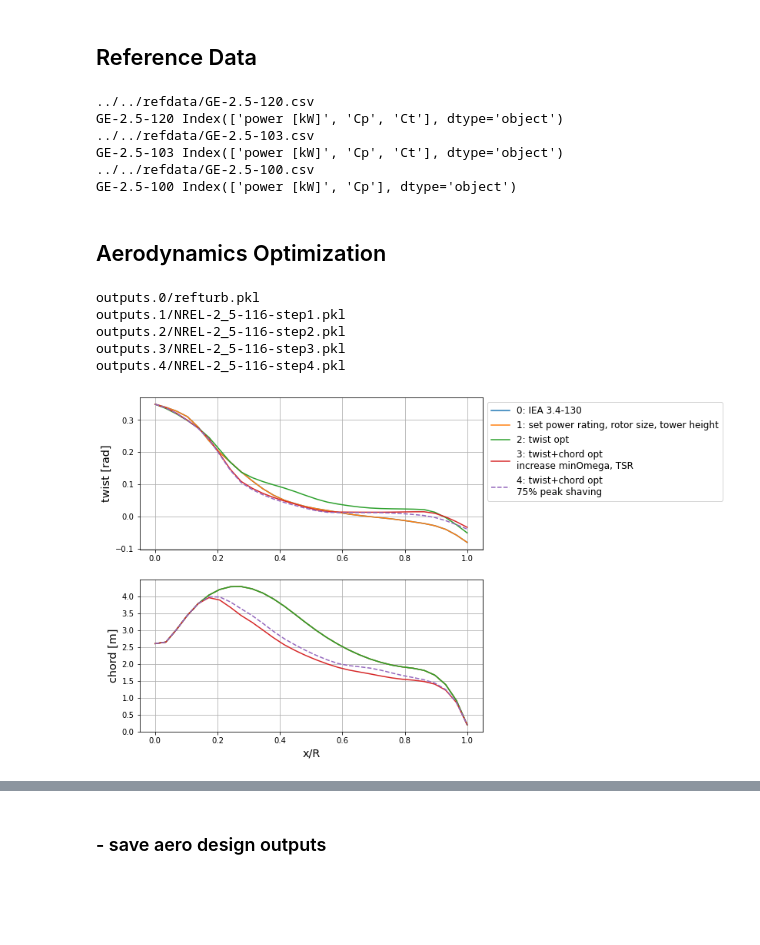
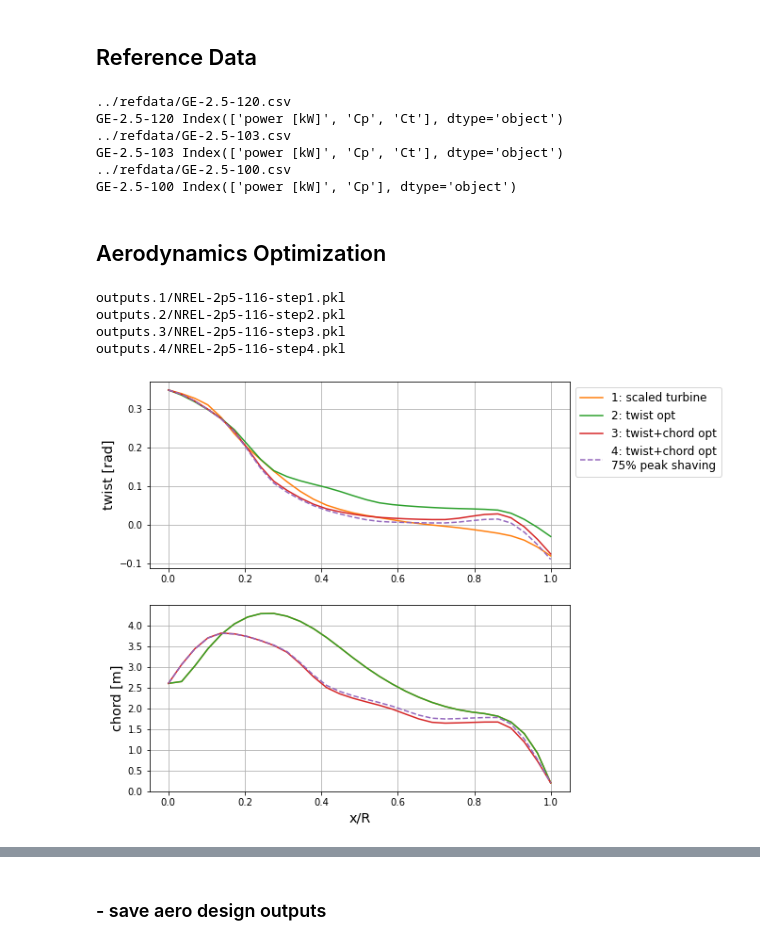
Before and after one commit to NREL/openfast-turbine-models, a Jupyter notebook: IEA-scaled/NREL-2.5-116/WISDEM/check_NREL-2p5-116.ipynb, the cells around one changed output, grey strips where cells are left out. Drawn from its saved outputs; the diff is of its cells as text; code cells hidden in the pictures; blank space fills up the shorter version.

Commit message:
Update design workflow, re-run with latest WEIS
c8d9abea5fd43e3339da58f6139a4010bf5b02f4

(parallel) workflow based on NREL-1.7-103

```diff
--- a/IEA-scaled/NREL-2.5-116/WISDEM/check_NREL-2p5-116.ipynb
+++ b/IEA-scaled/NREL-2.5-116/WISDEM/check_NREL-2p5-116.ipynb
@@ -19,17 +22,22 @@ print(f'specific power: {rated_power/rotor_area:g} W/m^2')
 # %% [output]
 specific power: 236.556 W/m^2
 # %%
+#
+# TODO: Update design steps
+#
 aero_opt_steps = range(5)
 aerostruct_opt_steps = range(7)
 legendnames = [
     '0: IEA 3.4-130',
-    '1: set power rating, rotor size, tower height',
+    '1: scaled turbine',
     '2: twist opt',
-    '3: twist+chord opt\nincrease minOmega, TSR',
+    '3: twist+chord opt',
     '4: twist+chord opt\n75% peak shaving',
     '5: blade mass opt',
     '6: tower mass opt',
 ]
+# %%
+colors = plt.rcParams['axes.prop_cycle'].by_key()['color']
 # %%
 figdir = 'figures'
 os.makedirs(figdir,exist_ok=True)
@@ -37,9 +45,9 @@ os.makedirs(figdir,exist_ok=True)
 ## Reference Data
 # %%
 refdata = {
-    'GE-2.5-120': '../../refdata/GE-2.5-120.csv',
-    'GE-2.5-103': '../../refdata/GE-2.5-103.csv',
-    'GE-2.5-100': '../../refdata/GE-2.5-100.csv',
+    'GE-2.5-120': '../refdata/GE-2.5-120.csv',
+    'GE-2.5-103': '../refdata/GE-2.5-103.csv',
+    'GE-2.5-100': '../refdata/GE-2.5-100.csv',
 }
 markers = ['o','^','s']
 # %%
@@ -54,45 +62,47 @@ for refname,refpath in refdata.items():
         df['T'] = df['Ct_aero'] * 0.5 * 1.225 * (df.index)**2 * rotor_area
     ref[refname] = df
 # %% [output]
-../../refdata/GE-2.5-120.csv
+../refdata/GE-2.5-120.csv
 GE-2.5-120 Index(['power [kW]', 'Cp', 'Ct'], dtype='object')
-../../refdata/GE-2.5-103.csv
+../refdata/GE-2.5-103.csv
 GE-2.5-103 Index(['power [kW]', 'Cp', 'Ct'], dtype='object')
-../../refdata/GE-2.5-100.csv
+../refdata/GE-2.5-100.csv
 GE-2.5-100 Index(['power [kW]', 'Cp'], dtype='object')
 # %% [markdown]
 ## Aerodynamics Optimization
 # %%
 shape_quantities = ['twist','chord']
 
 Nplot = len(shape_quantities)
 fig,ax = plt.subplots(nrows=Nplot,figsize=(8,Nplot*4))
-for istep in aero_opt_steps:
+for istep in aero_opt_steps[1:]:
     fpath = glob.glob(f'outputs.{istep}/*.pkl')[0]
     print(fpath)
     pkl = pickle.load(open(fpath,'rb'))
     turb = {keyval[0]: keyval[1] for keyval in pkl}
-    xs = turb['wt.wt_init.blade.outer_shape_bem.compute_blade_outer_shape_bem.s_default']['value']
-    sty = dict(linestyle='--') if istep==4 else {}
+    pfx = 'comp.wt.' if istep > 1 else 'wt.'
+    xs = turb[pfx+'wt_init.blade.outer_shape_bem.compute_blade_outer_shape_bem.s_default']['value']
+    sty = dict(color=colors[istep])
+    if istep == 4:
+        sty['linestyle'] = '--'
     for i,qty in enumerate(shape_quantities):
         #df = turb[f'wt.wt_opt.blade.outer_shape_bem.compute_blade_outer_shape_bem.{qty}']
-        df = turb[f'wt.ccblade.{qty}']
+        df = turb[pfx+f'rotorse.ccblade.{qty}']
         ax[i].plot(xs,df['value'],label=legendnames[istep],**sty)
         ylabel = f'{qty} [{df["units"]}]'
         ax[i].set_ylabel(ylabel,fontsize='x-large')
     ax[-1].set_xlabel('x/R',fontsize='x-large')
 ax[0].legend(loc='upper left',bbox_to_anchor=(1,1),fontsize='large')
 for axi in ax:
     axi.grid()
 
-fig.savefig(os.path.join(figdir,prefix+'_bladegeom.png'),bbox_inches='tight')
+#fig.savefig(os.path.join(figdir,prefix+'_bladegeom.png'),bbox_inches='tight')
 # %% [output]
-outputs.0/refturb.pkl
-outputs.1/NREL-2_5-116-step1.pkl
-outputs.2/NREL-2_5-116-step2.pkl
-outputs.3/NREL-2_5-116-step3.pkl
-outputs.4/NREL-2_5-116-step4.pkl
+outputs.1/NREL-2p5-116-step1.pkl
+outputs.2/NREL-2p5-116-step2.pkl
+outputs.3/NREL-2p5-116-step3.pkl
+outputs.4/NREL-2p5-116-step4.pkl
-[figure, old version]
+[figure, new version]
 # %%
 sectional_quantities = ['cl','cd','ax_induct']
 
```
Also changed, not shown: parts of 11 cells of this notebook, 15 other files.
